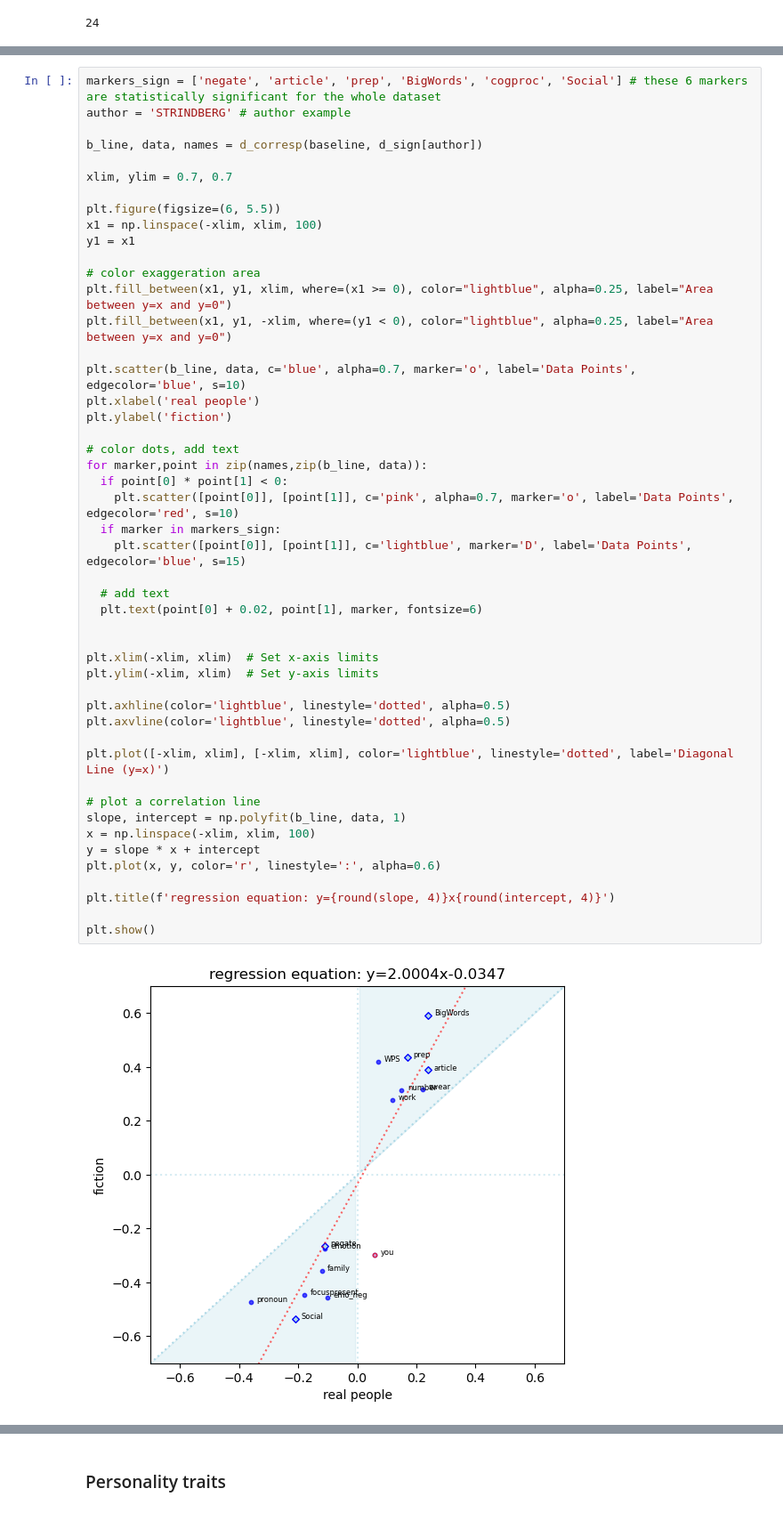
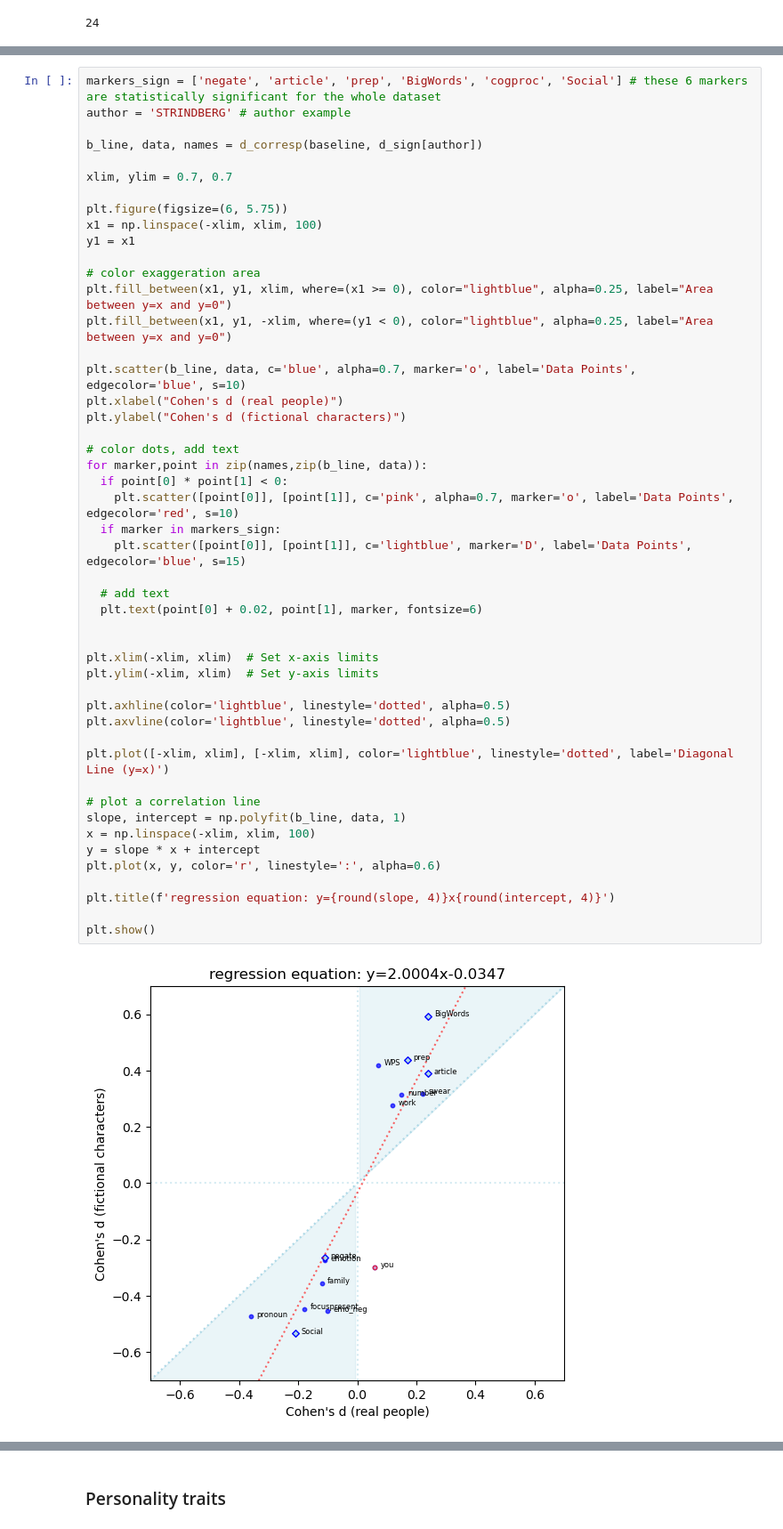
Before and after one commit to estiei/Big-Five-Backstage, a Jupyter notebook: demo.ipynb, the cells around one changed output, grey strips where cells are left out. Shown at 89% size. Cells and saved outputs as stored; diff of their text form.

```diff
--- a/demo.ipynb
+++ b/demo.ipynb
@@ -117,7 +119,7 @@ b_line, data, names = d_corresp(baseline, d_sign[author])
 
 xlim, ylim = 0.7, 0.7
 
-plt.figure(figsize=(6, 5.5))
+plt.figure(figsize=(6, 5.75))
 x1 = np.linspace(-xlim, xlim, 100)
 y1 = x1
 
@@ -126,36 +128,36 @@ plt.fill_between(x1, y1, xlim, where=(x1 >= 0), color="lightblue", alpha=0.25, l
 plt.fill_between(x1, y1, -xlim, where=(y1 < 0), color="lightblue", alpha=0.25, label="Area between y=x and y=0")
 
 plt.scatter(b_line, data, c='blue', alpha=0.7, marker='o', label='Data Points', edgecolor='blue', s=10)
-plt.xlabel('real people')
-plt.ylabel('fiction')
+plt.xlabel("Cohen's d (real people)")
+plt.ylabel("Cohen's d (fictional characters)")
 
 # color dots, add text
 for marker,point in zip(names,zip(b_line, data)):
   if point[0] * point[1] < 0:
     plt.scatter([point[0]], [point[1]], c='pink', alpha=0.7, marker='o', label='Data Points', edgecolor='red', s=10)
   if marker in markers_sign:
     plt.scatter([point[0]], [point[1]], c='lightblue', marker='D', label='Data Points', edgecolor='blue', s=15)
 
   # add text
   plt.text(point[0] + 0.02, point[1], marker, fontsize=6)
 
 
 plt.xlim(-xlim, xlim)  # Set x-axis limits
 plt.ylim(-xlim, xlim)  # Set y-axis limits
 
 plt.axhline(color='lightblue', linestyle='dotted', alpha=0.5)
 plt.axvline(color='lightblue', linestyle='dotted', alpha=0.5)
 
 plt.plot([-xlim, xlim], [-xlim, xlim], color='lightblue', linestyle='dotted', label='Diagonal Line (y=x)')
 
 # plot a correlation line
 slope, intercept = np.polyfit(b_line, data, 1)
 x = np.linspace(-xlim, xlim, 100)
 y = slope * x + intercept
 plt.plot(x, y, color='r', linestyle=':', alpha=0.6)
 
 plt.title(f'regression equation: y={round(slope, 4)}x{round(intercept, 4)}')
 
 plt.show()
 # %% [output]
-[figure, old version]
+[figure, new version]
```
Also changed, not shown: parts of 29 cells of this notebook, 1 other file.
